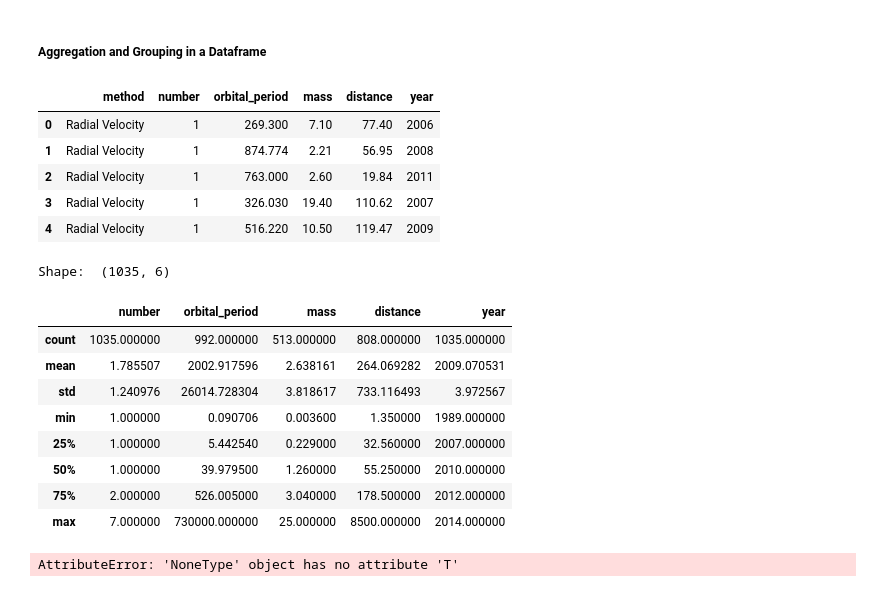
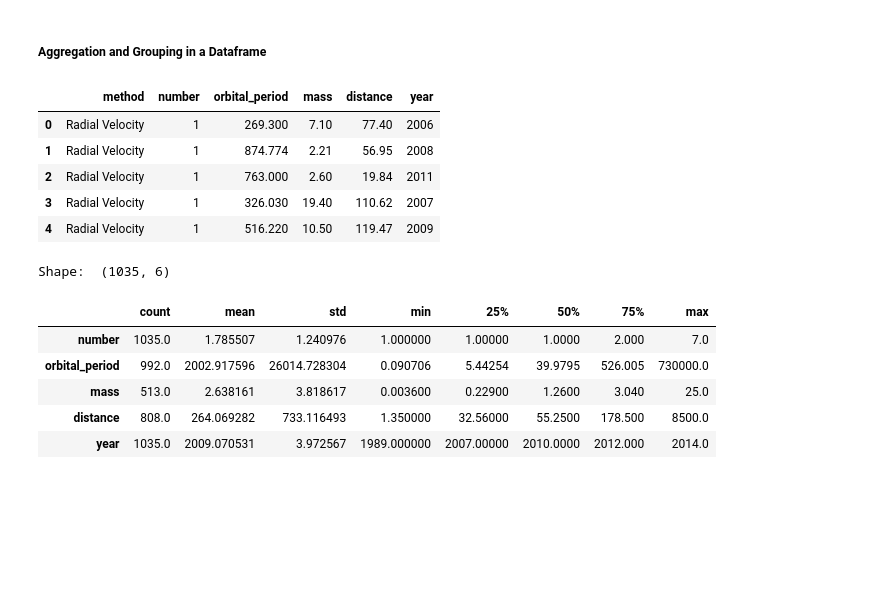
Before and after one commit to SparrowHere/Python-Self-Study-Notebook, a Jupyter notebook: Python Programming Basics.ipynb, the cells around one changed output. Saved outputs shown, nothing was run; the diff lists cells and outputs as text; code cells hidden in the pictures; blank space fills up the shorter version.

```diff
--- a/Python Programming Basics.ipynb
+++ b/Python Programming Basics.ipynb
@@ -4560,30 +4560,26 @@ display(df_merged)
 # %%
 # Once data cleaning is done, we use functions which helps us to understand the data's characteristic properties.
 import seaborn as sns
 
 df_planets = sns.load_dataset("planets")
 display(df_planets.head())
 print("Shape: ", df_planets.shape)
 
 # The most important aggregation functions/methods are:
 # count(), first(), last(), mean(), median(), min(), max(), std(), var() and sum().
 
-display(df_planets.describe()).T          # ".describe()" method contains "count(), mean(), std(), min() and max()" methods.
+display(df_planets.describe().T)          # ".describe()" method contains "count(), mean(), std(), min() and max()" methods.
 # %% [output]
 |  | method | number | orbital_period | mass | distance | year |
 | 0 | Radial Velocity | 1 | 269.300 | 7.10 | 77.40 | 2006 |
 | 1 | Radial Velocity | 1 | 874.774 | 2.21 | 56.95 | 2008 |
 | 2 | Radial Velocity | 1 | 763.000 | 2.60 | 19.84 | 2011 |
 | 3 | Radial Velocity | 1 | 326.030 | 19.40 | 110.62 | 2007 |
 | 4 | Radial Velocity | 1 | 516.220 | 10.50 | 119.47 | 2009 |
 Shape:  (1035, 6)
-|  | number | orbital_period | mass | distance | year |
-| count | 1035.000000 | 992.000000 | 513.000000 | 808.000000 | 1035.000000 |
-| mean | 1.785507 | 2002.917596 | 2.638161 | 264.069282 | 2009.070531 |
-| std | 1.240976 | 26014.728304 | 3.818617 | 733.116493 | 3.972567 |
-| min | 1.000000 | 0.090706 | 0.003600 | 1.350000 | 1989.000000 |
-| 25% | 1.000000 | 5.442540 | 0.229000 | 32.560000 | 2007.000000 |
-| 50% | 1.000000 | 39.979500 | 1.260000 | 55.250000 | 2010.000000 |
-| 75% | 2.000000 | 526.005000 | 3.040000 | 178.500000 | 2012.000000 |
-| max | 7.000000 | 730000.000000 | 25.000000 | 8500.000000 | 2014.000000 |
+|  | count | mean | std | min | 25% | 50% | 75% | max |
+| number | 1035.0 | 1.785507 | 1.240976 | 1.000000 | 1.00000 | 1.0000 | 2.000 | 7.0 |
+| orbital_period | 992.0 | 2002.917596 | 26014.728304 | 0.090706 | 5.44254 | 39.9795 | 526.005 | 730000.0 |
+| mass | 513.0 | 2.638161 | 3.818617 | 0.003600 | 0.22900 | 1.2600 | 3.040 | 25.0 |
+| distance | 808.0 | 264.069282 | 733.116493 | 1.350000 | 32.56000 | 55.2500 | 178.500 | 8500.0 |
+| year | 1035.0 | 2009.070531 | 3.972567 | 1989.000000 | 2007.00000 | 2010.0000 | 2012.000 | 2014.0 |
-AttributeError: 'NoneType' object has no attribute 'T'
```
Also changed, not shown: parts of 2 cells of this notebook.
